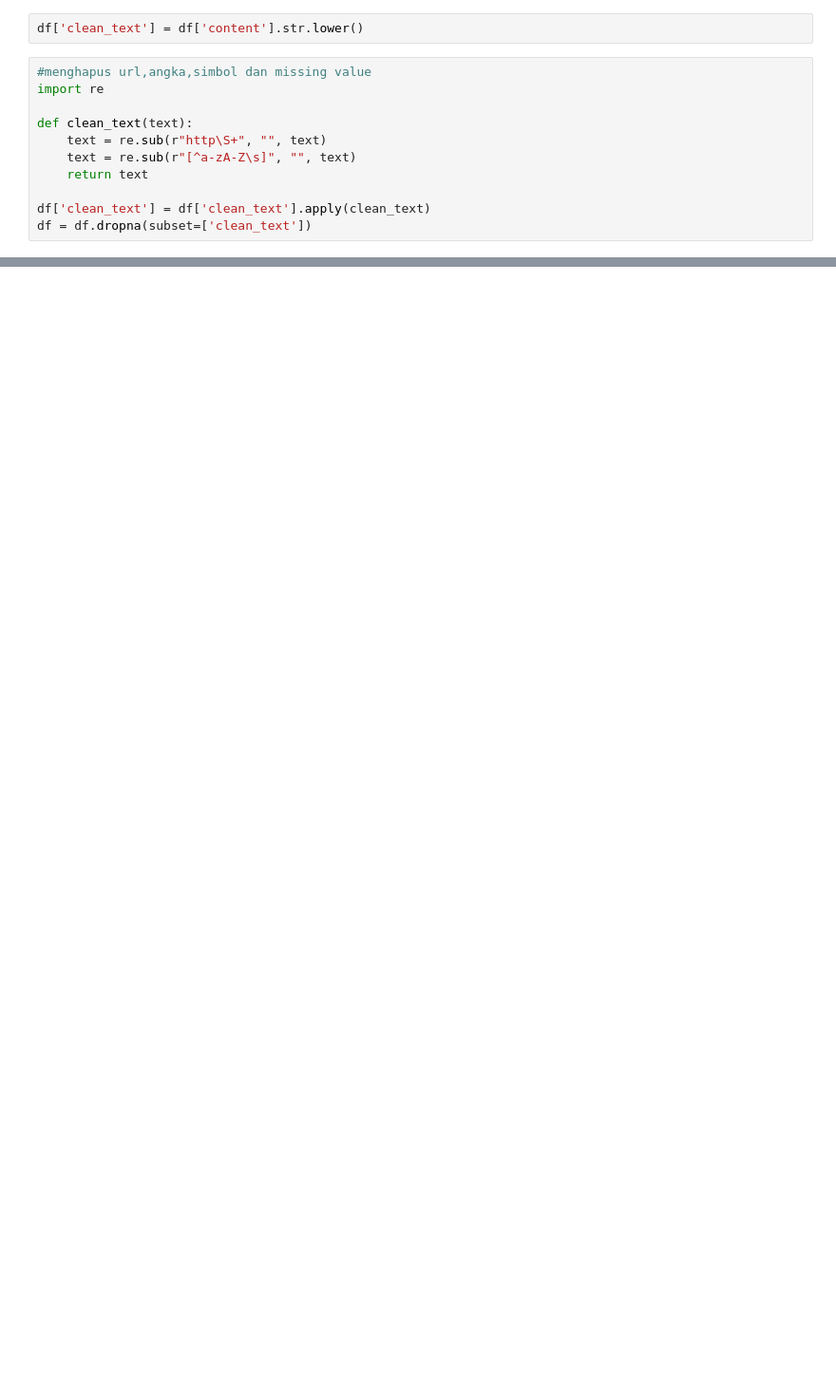
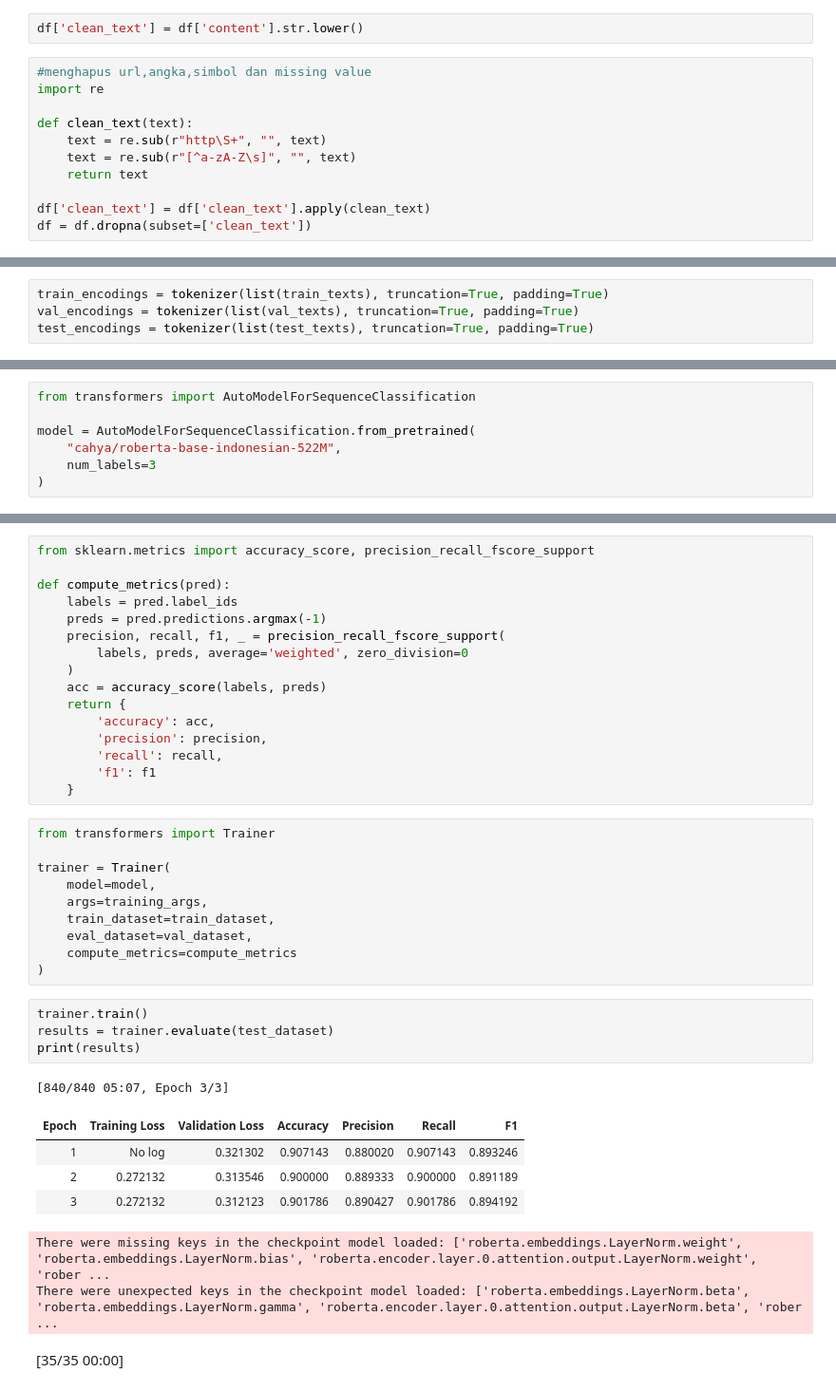
Before and after one commit to mukhairatil/ABSA_BRIMO_GooglePlaystore_IndoRoBERTa, a Jupyter notebook: absa_brimo_indoroberta.ipynb, the cells around one changed output, grey strips where cells are left out. Shown at 95% size. Drawn from its saved outputs; the diff is of its cells as text; blank space fills up the shorter version.

```diff
--- a/absa_brimo_indoroberta.ipynb
+++ b/absa_brimo_indoroberta.ipynb
@@ -182,0 +507,4 @@ dtype: int64
+# %%
+train_encodings = tokenizer(list(train_texts), truncation=True, padding=True)
+val_encodings = tokenizer(list(val_texts), truncation=True, padding=True)
+test_encodings = tokenizer(list(test_texts), truncation=True, padding=True)
@@ -182,0 +530,7 @@ dtype: int64
+# %%
+from transformers import AutoModelForSequenceClassification
+
+model = AutoModelForSequenceClassification.from_pretrained(
+    "cahya/roberta-base-indonesian-522M",
+    num_labels=3
+)
@@ -182,0 +574,39 @@ dtype: int64
+# %%
+from sklearn.metrics import accuracy_score, precision_recall_fscore_support
+
+def compute_metrics(pred):
+    labels = pred.label_ids
+    preds = pred.predictions.argmax(-1)
+    precision, recall, f1, _ = precision_recall_fscore_support(
+        labels, preds, average='weighted', zero_division=0
+    )
+    acc = accuracy_score(labels, preds)
+    return {
+        'accuracy': acc,
+        'precision': precision,
+        'recall': recall,
+        'f1': f1
+    }
+# %%
+from transformers import Trainer
+
+trainer = Trainer(
+    model=model,
+    args=training_args,
+    train_dataset=train_dataset,
+    eval_dataset=val_dataset,
+    compute_metrics=compute_metrics
+)
+# %%
+trainer.train()
+results = trainer.evaluate(test_dataset)
+print(results)
+# %% [output]
+[840/840 05:07, Epoch 3/3]
+| Epoch | Training Loss | Validation Loss | Accuracy | Precision | Recall | F1 |
+| 1 | No log | 0.321302 | 0.907143 | 0.880020 | 0.907143 | 0.893246 |
+| 2 | 0.272132 | 0.313546 | 0.900000 | 0.889333 | 0.900000 | 0.891189 |
+| 3 | 0.272132 | 0.312123 | 0.901786 | 0.890427 | 0.901786 | 0.894192 |
+There were missing keys in the checkpoint model loaded: ['roberta.embeddings.LayerNorm.weight', 'roberta.embeddings.LayerNorm.bias', 'roberta.encoder.layer.0.attention.output.LayerNorm.weight', 'rober ...
+There were unexpected keys in the checkpoint model loaded: ['roberta.embeddings.LayerNorm.beta', 'roberta.embeddings.LayerNorm.gamma', 'roberta.encoder.layer.0.attention.output.LayerNorm.beta', 'rober ...
+[35/35 00:00]
```
Also changed, not shown: parts of 36 cells of this notebook.
